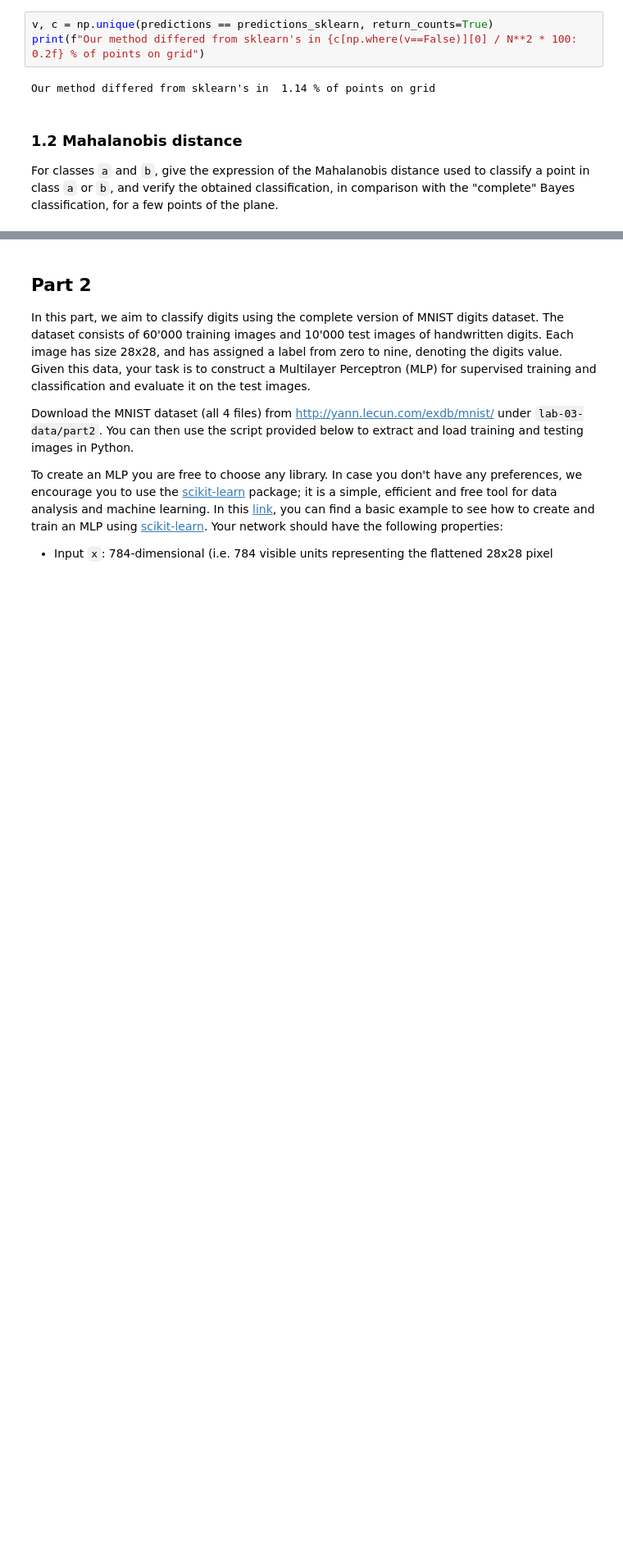
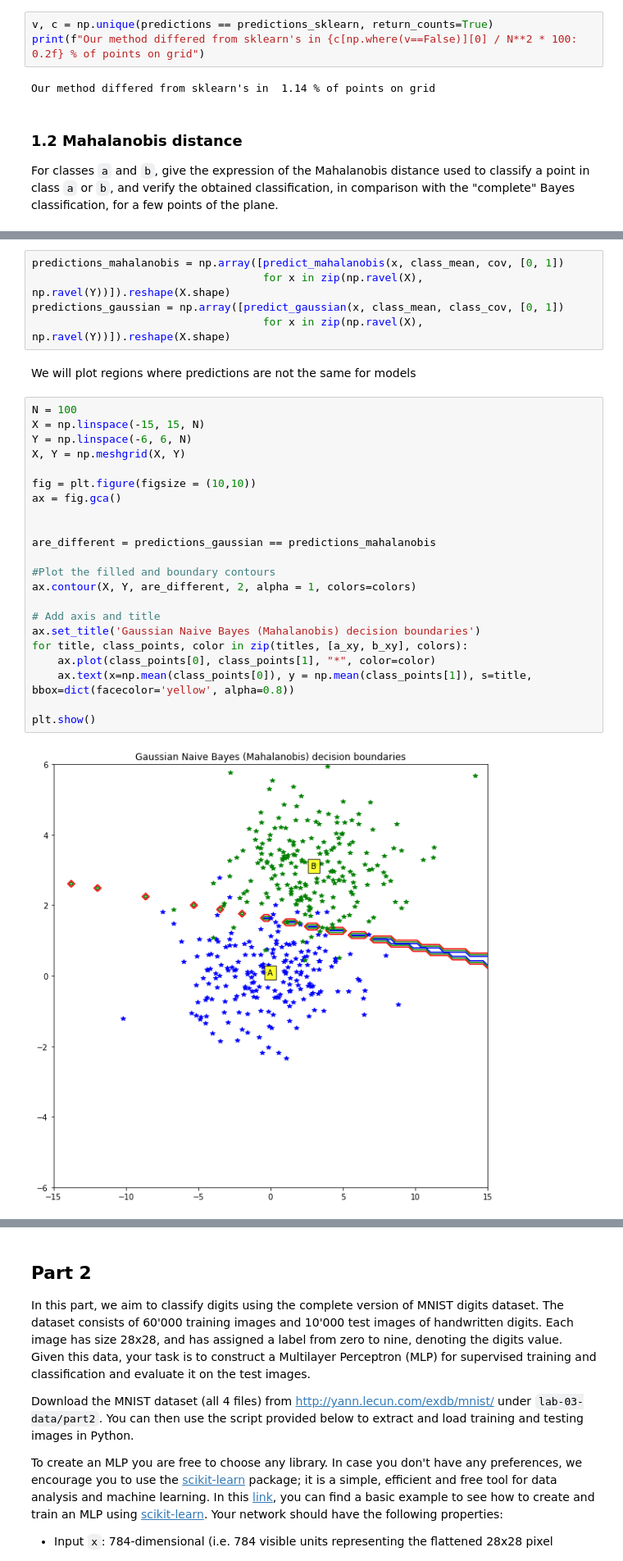
Before and after one commit to oganesManasian/Image-analysis-and-pattern-recognition, a Jupyter notebook: labs/lab_03_classification.ipynb, the cells around one changed output, grey strips where cells are left out. Shown at 82% size. Cells and saved outputs as stored; diff of their text form; blank space fills up the shorter version.

```diff
--- a/labs/lab_03_classification.ipynb
+++ b/labs/lab_03_classification.ipynb
@@ -198,0 +235,31 @@ For classes `a` and `b`, give the expression of the Mahalanobis distance used to
+# %%
+predictions_mahalanobis = np.array([predict_mahalanobis(x, class_mean, cov, [0, 1])
+                                    for x in zip(np.ravel(X), np.ravel(Y))]).reshape(X.shape)
+predictions_gaussian = np.array([predict_gaussian(x, class_mean, class_cov, [0, 1])
+                                    for x in zip(np.ravel(X), np.ravel(Y))]).reshape(X.shape)
+# %% [markdown]
+We will plot regions where predictions are not the same for models
+# %%
+N = 100
+X = np.linspace(-15, 15, N)
+Y = np.linspace(-6, 6, N)
+X, Y = np.meshgrid(X, Y)
+
+fig = plt.figure(figsize = (10,10))
+ax = fig.gca()
+
+
+are_different = predictions_gaussian == predictions_mahalanobis
+
+#Plot the filled and boundary contours
+ax.contour(X, Y, are_different, 2, alpha = 1, colors=colors)
+
+# Add axis and title
+ax.set_title('Gaussian Naive Bayes (Mahalanobis) decision boundaries')
+for title, class_points, color in zip(titles, [a_xy, b_xy], colors):
+    ax.plot(class_points[0], class_points[1], "*", color=color)
+    ax.text(x=np.mean(class_points[0]), y = np.mean(class_points[1]), s=title, bbox=dict(facecolor='yellow', alpha=0.8))
+
+plt.show()
+# %% [output]
+[figure, added]
```
Also changed, not shown: parts of 15 cells of this notebook.
